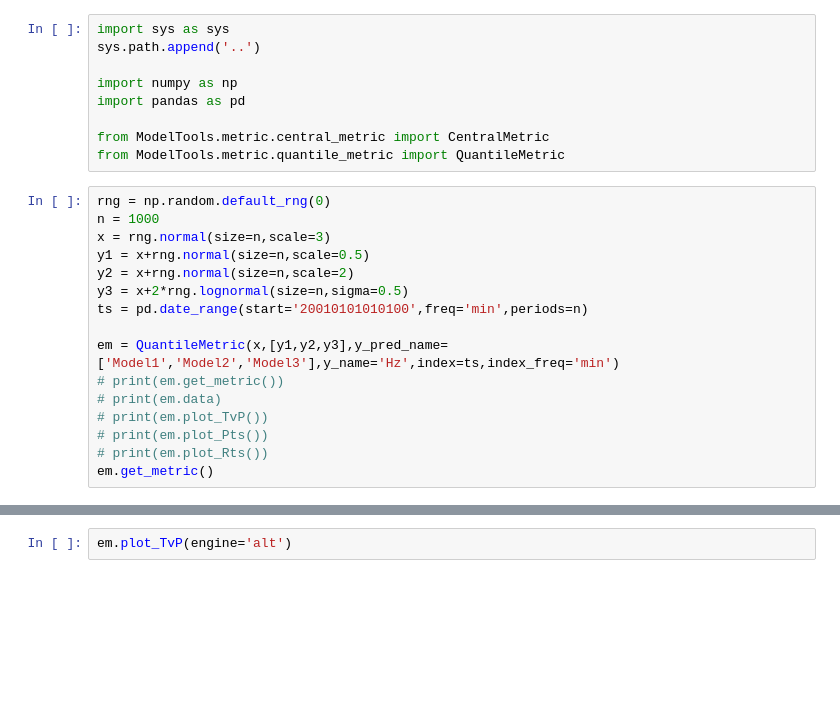
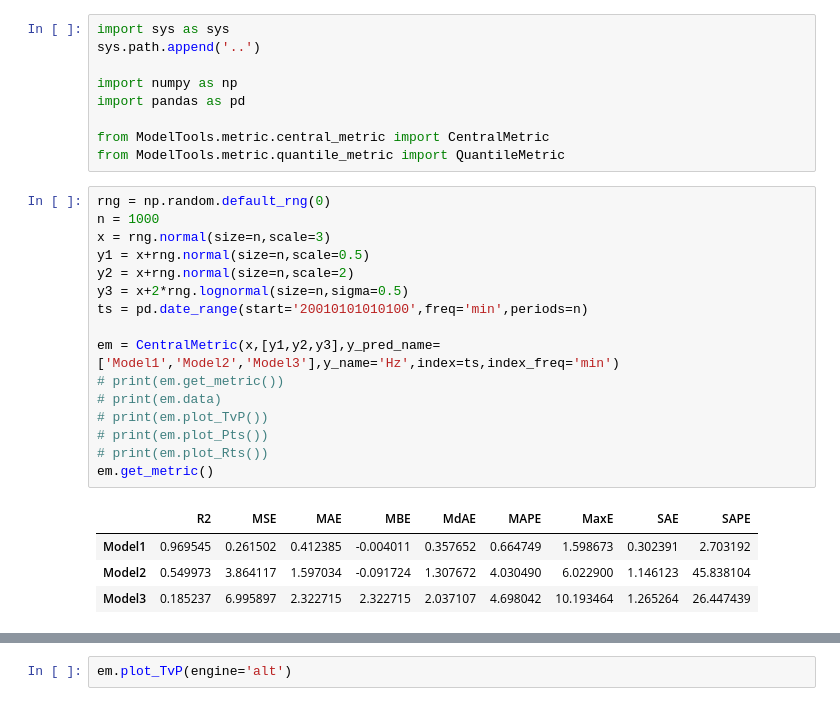
Before and after one commit to ShenhaoZhang/ModelTools, a Jupyter notebook: examples/exp_metric_eval.ipynb, the cells around one changed output, grey strips where cells are left out. Drawn from its saved outputs; the diff is of its cells as text; blank space fills up the shorter version.

```diff
--- a/examples/exp_metric_eval.ipynb
+++ b/examples/exp_metric_eval.ipynb
@@ -10,17 +10,22 @@ from ModelTools.metric.quantile_metric import QuantileMetric
 # %%
 rng = np.random.default_rng(0)
 n = 1000
 x = rng.normal(size=n,scale=3)
 y1 = x+rng.normal(size=n,scale=0.5)
 y2 = x+rng.normal(size=n,scale=2)
 y3 = x+2*rng.lognormal(size=n,sigma=0.5)
 ts = pd.date_range(start='20010101010100',freq='min',periods=n)
 
-em = QuantileMetric(x,[y1,y2,y3],y_pred_name=['Model1','Model2','Model3'],y_name='Hz',index=ts,index_freq='min')
+em = CentralMetric(x,[y1,y2,y3],y_pred_name=['Model1','Model2','Model3'],y_name='Hz',index=ts,index_freq='min')
 # print(em.get_metric())
 # print(em.data)
 # print(em.plot_TvP())
 # print(em.plot_Pts())
 # print(em.plot_Rts())
 em.get_metric()
+# %% [output]
+|  | R2 | MSE | MAE | MBE | MdAE | MAPE | MaxE | SAE | SAPE |
+| Model1 | 0.969545 | 0.261502 | 0.412385 | -0.004011 | 0.357652 | 0.664749 | 1.598673 | 0.302391 | 2.703192 |
+| Model2 | 0.549973 | 3.864117 | 1.597034 | -0.091724 | 1.307672 | 4.030490 | 6.022900 | 1.146123 | 45.838104 |
+| Model3 | 0.185237 | 6.995897 | 2.322715 | 2.322715 | 2.037107 | 4.698042 | 10.193464 | 1.265264 | 26.447439 |
 # %%
```
Also changed, not shown: parts of 1 cell of this notebook, 3 other files.
